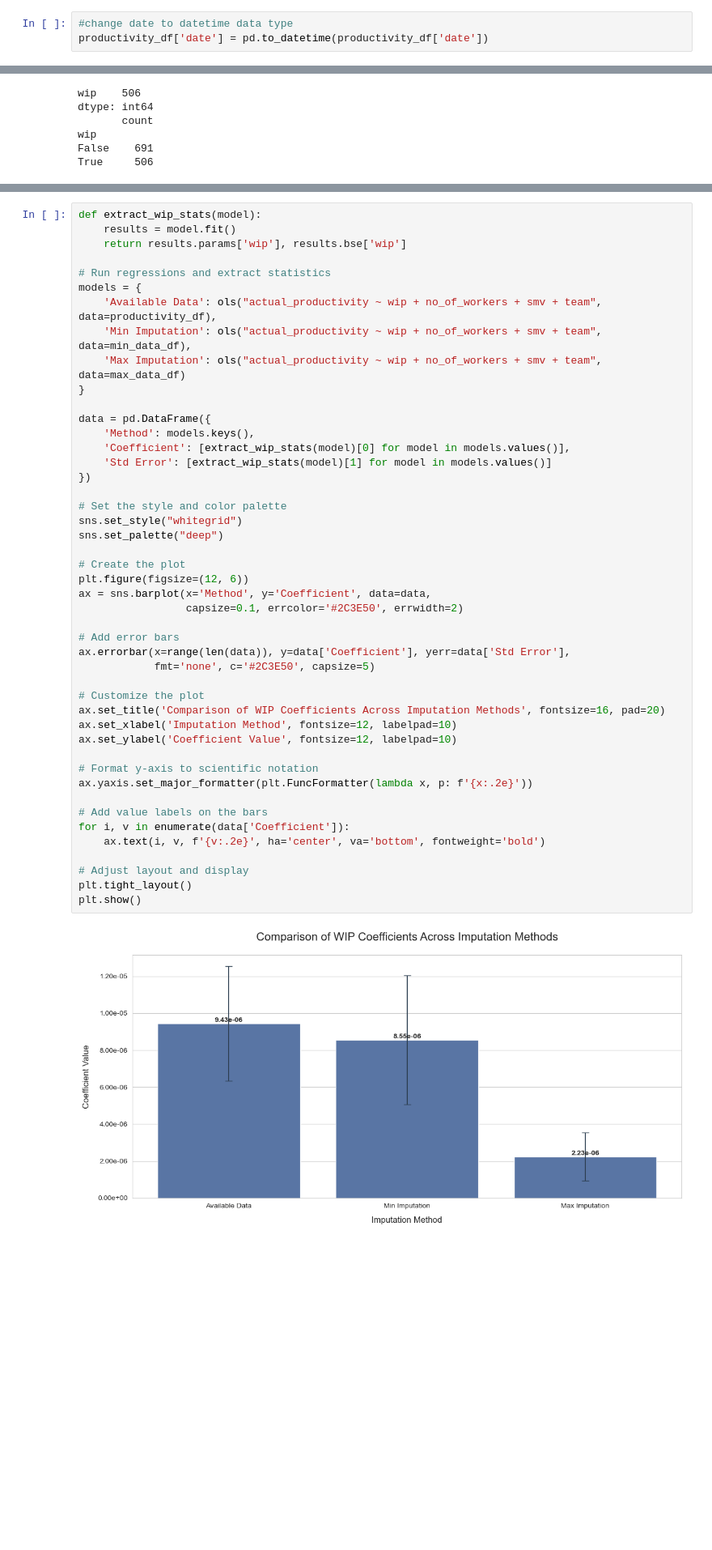
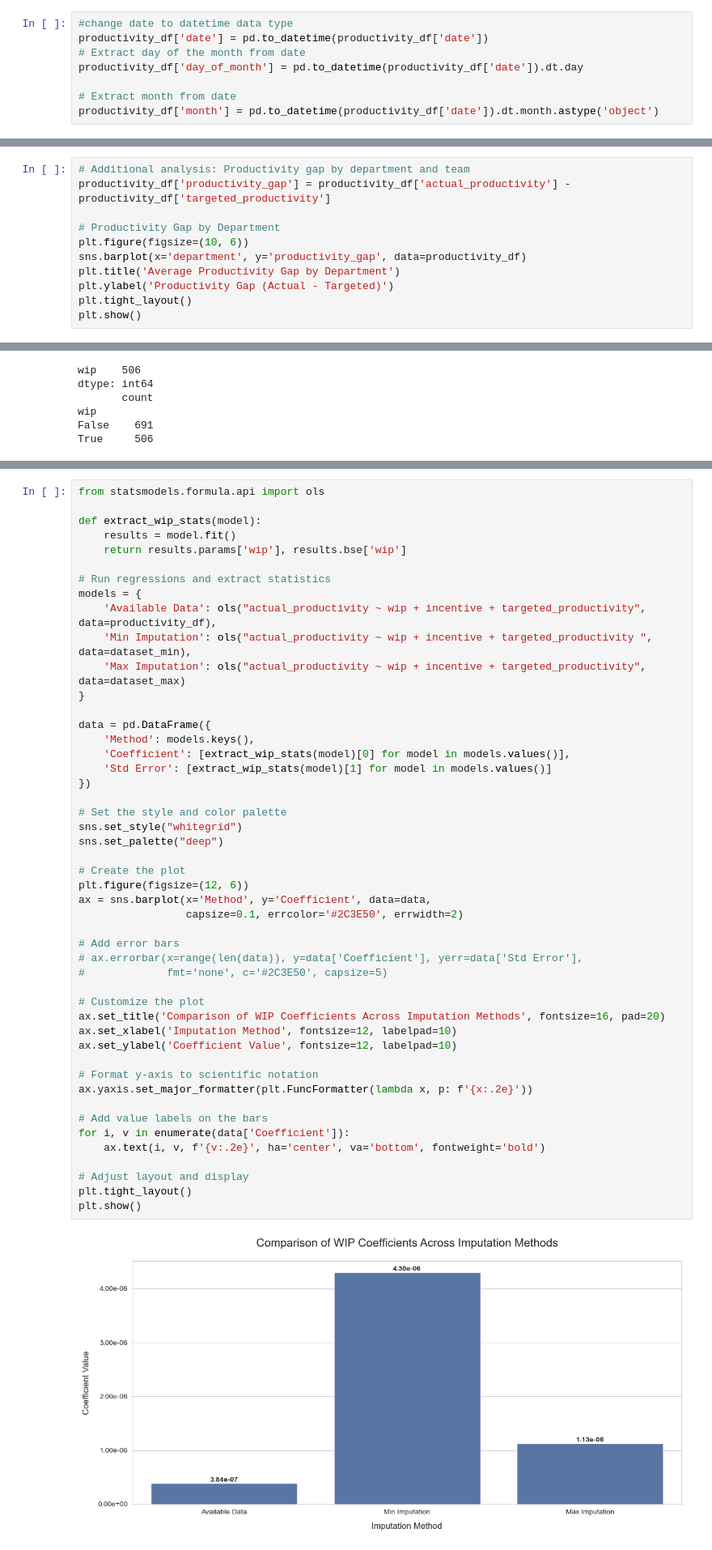
Before and after one commit to ramdhanhdy/DS_Project, a Jupyter notebook: Productivity Prediction/productivity_eda.ipynb, the cells around one changed output, grey strips where cells are left out. Shown at 81% size. Drawn from its saved outputs; the diff is of its cells as text; blank space fills up the shorter version.

Commit message:
update productivity_eda

```diff
--- a/Productivity Prediction/productivity_eda.ipynb
+++ b/Productivity Prediction/productivity_eda.ipynb
@@ -71,5 +110,10 @@ len(productivity_df)
 # %%
 #change date to datetime data type
 productivity_df['date'] = pd.to_datetime(productivity_df['date'])
+# Extract day of the month from date
+productivity_df['day_of_month'] = pd.to_datetime(productivity_df['date']).dt.day
+
+# Extract month from date
+productivity_df['month'] = pd.to_datetime(productivity_df['date']).dt.month.astype('object')
 # %% [markdown]
 # EDA
@@ -75,0 +145,11 @@ productivity_df['date'] = pd.to_datetime(productivity_df['date'])
+# %%
+# Additional analysis: Productivity gap by department and team
+productivity_df['productivity_gap'] = productivity_df['actual_productivity'] - productivity_df['targeted_productivity']
+
+# Productivity Gap by Department
+plt.figure(figsize=(10, 6))
+sns.barplot(x='department', y='productivity_gap', data=productivity_df)
+plt.title('Average Productivity Gap by Department')
+plt.ylabel('Productivity Gap (Actual - Targeted)')
+plt.tight_layout()
+plt.show()
@@ -463,13 +648,15 @@ The results are as follows:
 # %%
+from statsmodels.formula.api import ols
+
 def extract_wip_stats(model):
     results = model.fit()
     return results.params['wip'], results.bse['wip']
 
 # Run regressions and extract statistics
 models = {
-    'Available Data': ols("actual_productivity ~ wip + no_of_workers + smv + team", data=productivity_df),
-    'Min Imputation': ols("actual_productivity ~ wip + no_of_workers + smv + team", data=min_data_df),
-    'Max Imputation': ols("actual_productivity ~ wip + no_of_workers + smv + team", data=max_data_df)
+    'Available Data': ols("actual_productivity ~ wip + incentive + targeted_productivity", data=productivity_df),
+    'Min Imputation': ols("actual_productivity ~ wip + incentive + targeted_productivity ", data=dataset_min),
+    'Max Imputation': ols("actual_productivity ~ wip + incentive + targeted_productivity", data=dataset_max)
 }
 
 data = pd.DataFrame({
@@ -478,33 +665,33 @@ data = pd.DataFrame({
     'Std Error': [extract_wip_stats(model)[1] for model in models.values()]
 })
 
 # Set the style and color palette
 sns.set_style("whitegrid")
 sns.set_palette("deep")
 
 # Create the plot
 plt.figure(figsize=(12, 6))
 ax = sns.barplot(x='Method', y='Coefficient', data=data,
                  capsize=0.1, errcolor='#2C3E50', errwidth=2)
 
 # Add error bars
-ax.errorbar(x=range(len(data)), y=data['Coefficient'], yerr=data['Std Error'],
-            fmt='none', c='#2C3E50', capsize=5)
+# ax.errorbar(x=range(len(data)), y=data['Coefficient'], yerr=data['Std Error'],
+#             fmt='none', c='#2C3E50', capsize=5)
 
 # Customize the plot
 ax.set_title('Comparison of WIP Coefficients Across Imputation Methods', fontsize=16, pad=20)
 ax.set_xlabel('Imputation Method', fontsize=12, labelpad=10)
 ax.set_ylabel('Coefficient Value', fontsize=12, labelpad=10)
 
 # Format y-axis to scientific notation
 ax.yaxis.set_major_formatter(plt.FuncFormatter(lambda x, p: f'{x:.2e}'))
 
 # Add value labels on the bars
 for i, v in enumerate(data['Coefficient']):
     ax.text(i, v, f'{v:.2e}', ha='center', va='bottom', fontweight='bold')
 
 # Adjust layout and display
 plt.tight_layout()
 plt.show()
 # %% [output]
-[figure, old version]
+[figure, new version]
```
Also changed, not shown: parts of 47 cells of this notebook.
